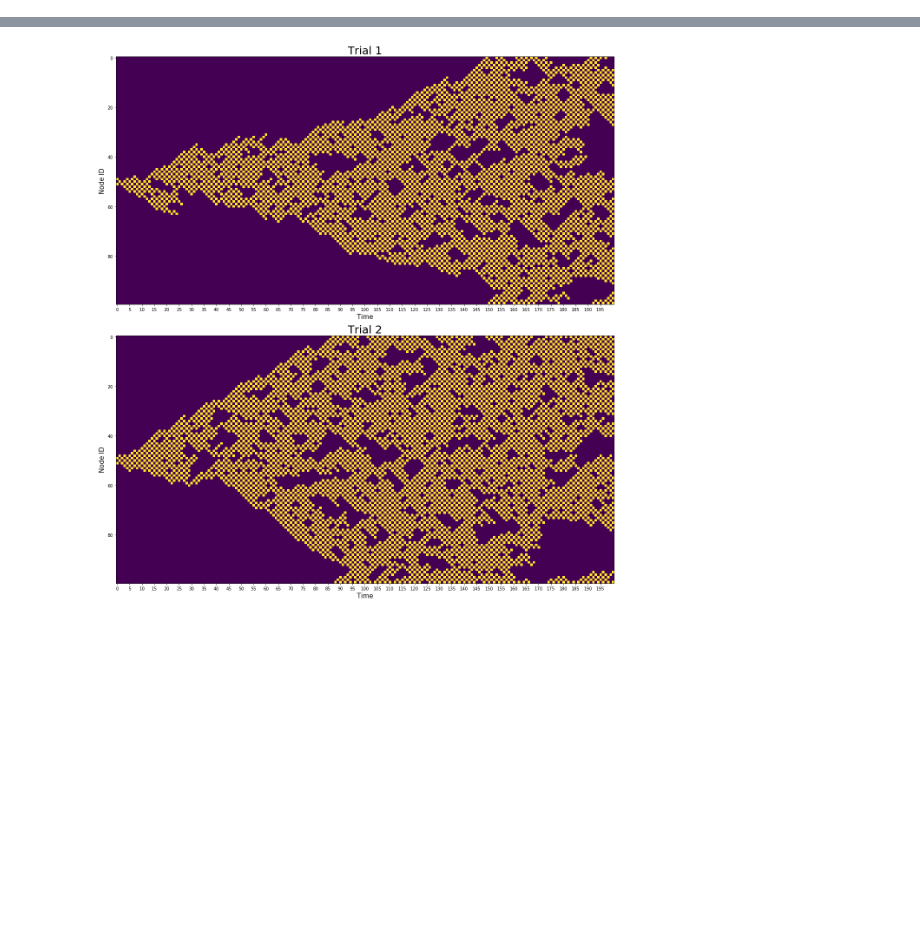
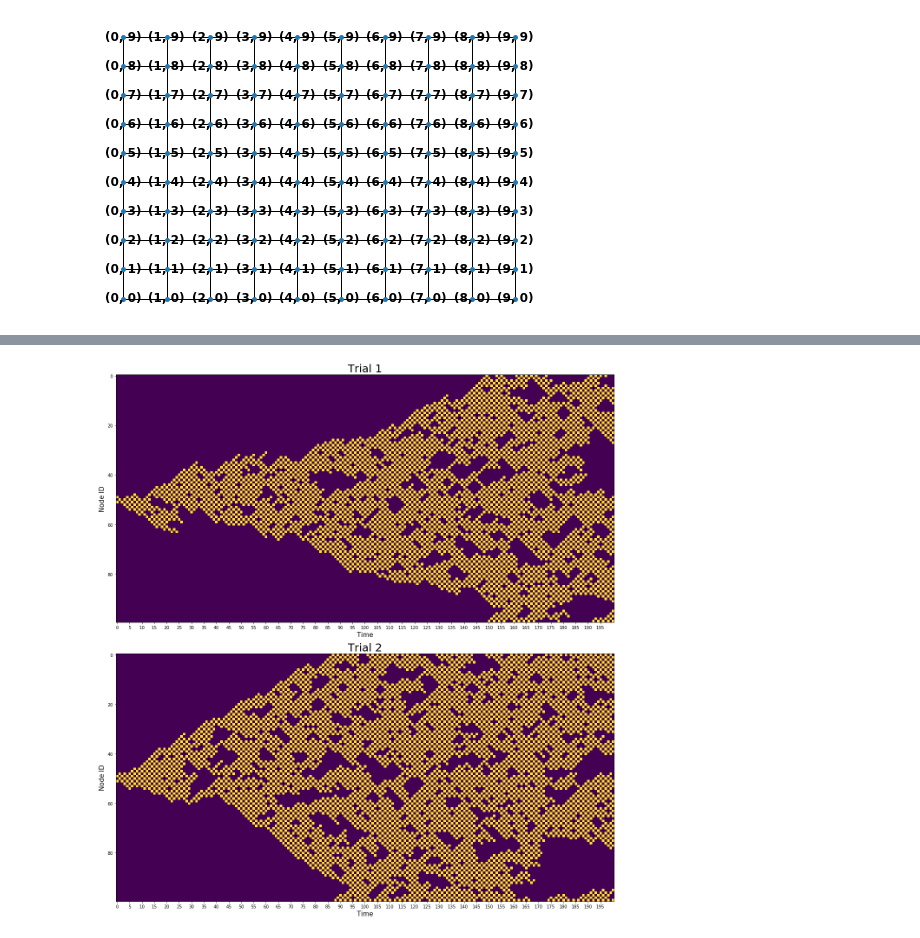
Before and after one commit to ulgenklc/Complex-Contagions, a Jupyter notebook: Excitations_python/geometric_network.ipynb, the cells around one changed output, grey strips where cells are left out. Cells and saved outputs as stored; diff of their text form; code cells hidden in the pictures; blank space fills up the shorter version.

```diff
--- a/Excitations_python/geometric_network.ipynb
+++ b/Excitations_python/geometric_network.ipynb
@@ -24,7 +24,6 @@ class geometric_network():
         #                                                   adjacent nodes from both sides because they are already
         #                                                   connected) from both sides to every node
         #
-        ##                      chain_lattice:
         #
         ### input -- size: network size, if 2D_lattice, then there will be size^2 many nodes.
 
@@ -86,13 +85,15 @@ class geometric_network():
                         else: v = u - i
                         self.graph.add_edge(u, v)
 
+        else: raise ValueError('network type can be a lattice or a ring')
+
         self.A = nx.adjacency_matrix(self.graph)## use .toarray() or .todense() attributes to call the sparse matrix
 
     def display(self, n_size = 15, labels = True):
 
-        try: return(nx.draw(self.graph, pos = self.pos, node_size = n_size, with_labels = labels))
+        try: return(nx.draw(self.graph, pos = self.pos, node_size = n_size, with_labels = labels, font_weight = 'bold'))
 
-        except: return(nx.draw(self.graph, with_labels = labels))
+        except: return(nx.draw(self.graph, with_labels = labels, font_weight = 'bold'))
 
     def add_noise_to_geometric(self, noise_type, d2):
 
@@ -220,9 +221,9 @@ class geometric_network():
             if spy:
                 ax[i].imshow(x_1.todense())
                 ax[i].set_title('Trial %d'%(i+1), fontsize = 25)
-                ax[i].set_xlabel('Time', fontsize = 15)
-                ax[i].set_ylabel('Node ID',fontsize = 15)
-                ax[i].set_xticks([5*t for t in range(int(T/5))])
+                ax[i].set_xlabel('Time', fontsize = 35)
+                ax[i].set_ylabel('Node ID',fontsize = 35)
+                ax[i].set_xticks([5*t for t in range(int(T/10))])
                 plt.tight_layout()
 
         return(x_1, first_activation_times)
@@ -264,0 +256,7 @@ ring_latt.display()
+# %%
+n = 10
+t = 4 # tiling for 2D-lattice only
+twoD_latt = geometric_network('2D_lattice', size = n, tiling = t, periodic = False)
+twoD_latt.display()
+# %% [output]
+[figure, added]
```
Also changed, not shown: parts of 28 cells of this notebook.
